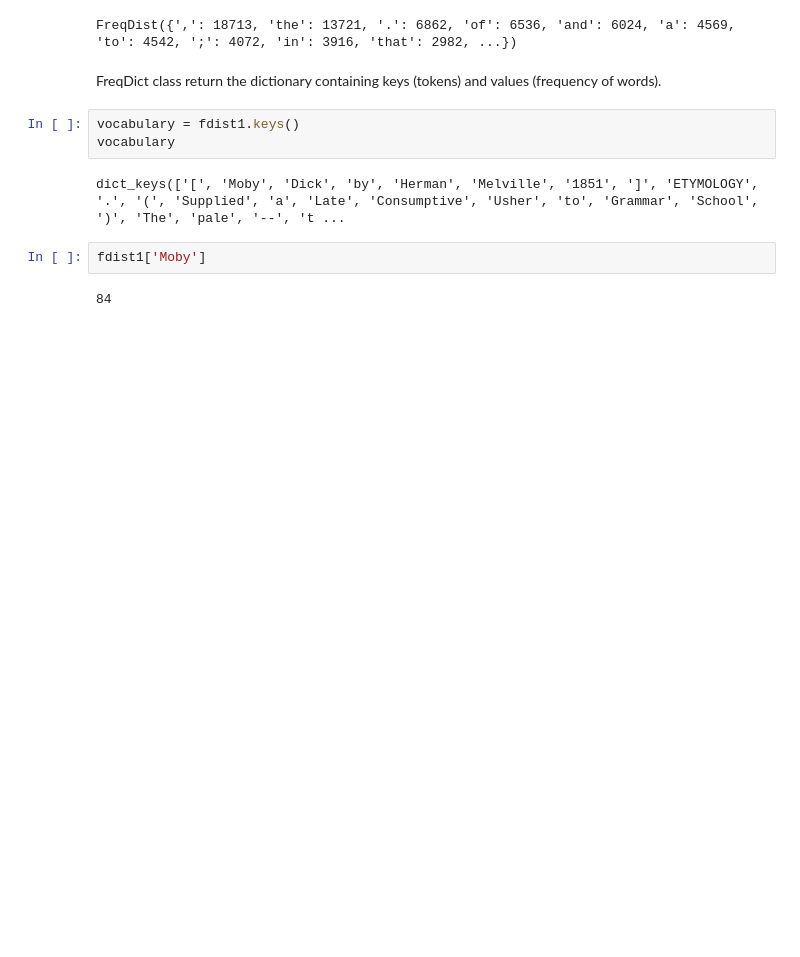
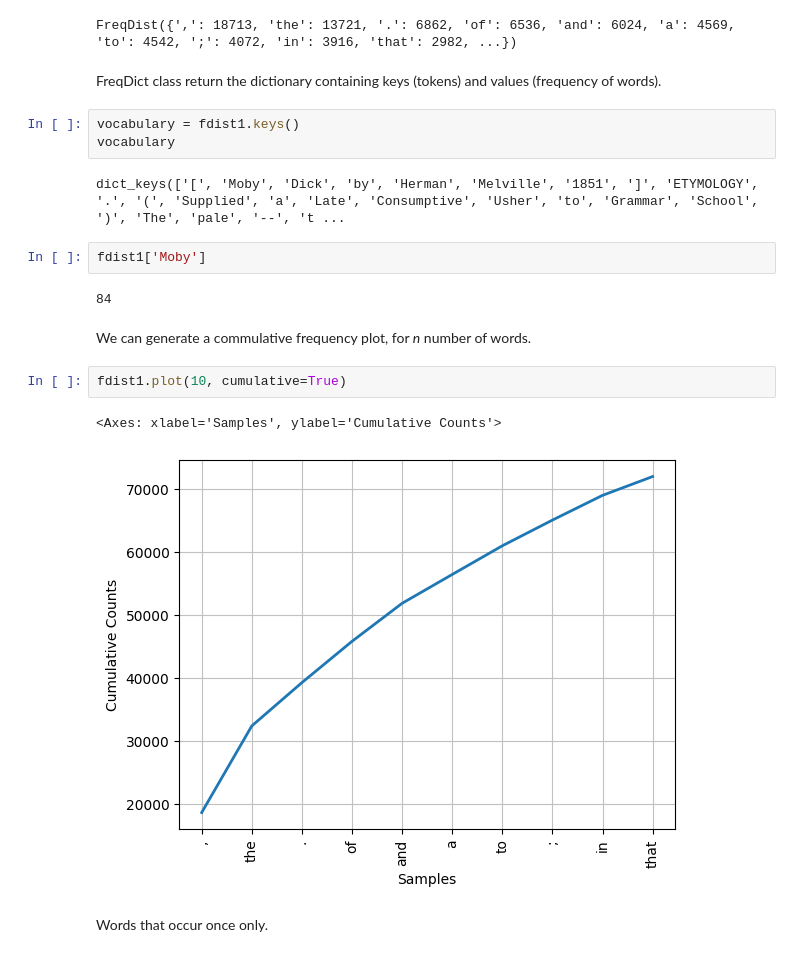
Before and after one commit to deaxparadox/ArtOfAI, a Jupyter notebook: code/nltk_lib/frequency-distribution.ipynb, the cells around one changed output. Cells and saved outputs as stored; diff of their text form; blank space fills up the shorter version.

```diff
--- a/code/nltk_lib/frequency-distribution.ipynb
+++ b/code/nltk_lib/frequency-distribution.ipynb
@@ -34,3 +34,12 @@ dict_keys(['[', 'Moby', 'Dick', 'by', 'Herman', 'Melville', '1851', ']', 'ETYMOL
 fdist1['Moby']
 # %% [output]
 84
+# %% [markdown]
+We can generate a commulative frequency plot, for *n* number of words.
+# %%
+fdist1.plot(10, cumulative=True)
+# %% [output]
+<Axes: xlabel='Samples', ylabel='Cumulative Counts'>
+[figure, added]
+# %% [markdown]
+Words that occur once only.
```
Also changed, not shown: parts of 1 cell of this notebook, 16 other files.
